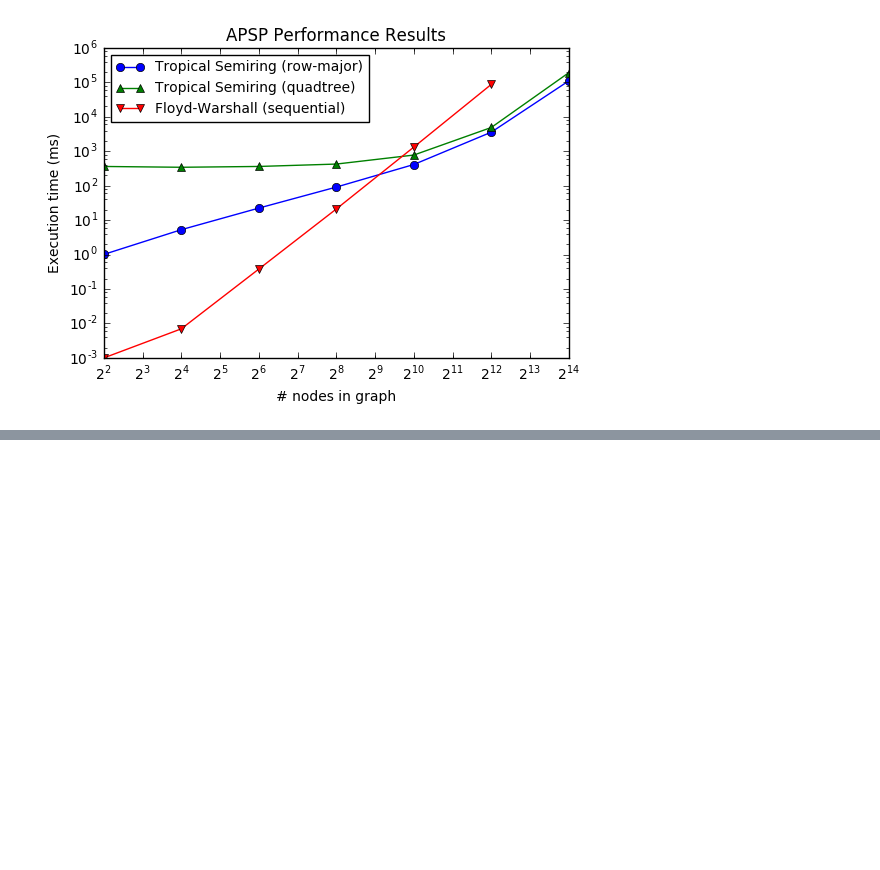
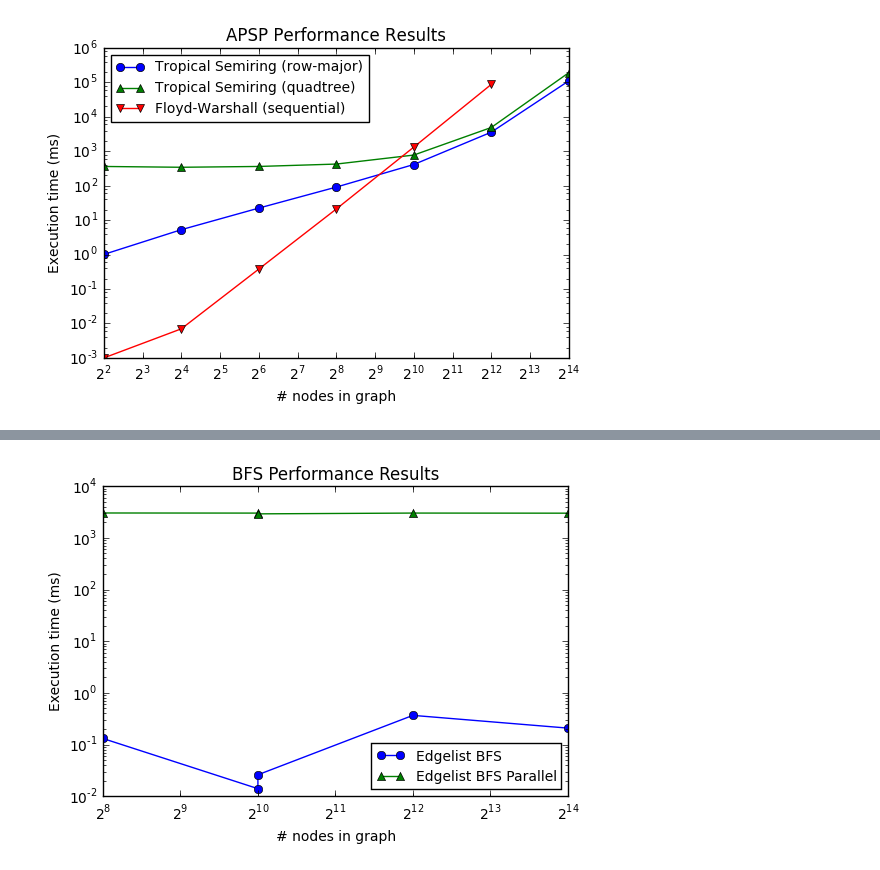
Before and after one commit to span314/cs205group, a Jupyter notebook: writeup/writeup figures.ipynb, the cells around one changed output, grey strips where cells are left out. Saved outputs shown, nothing was run; the diff lists cells and outputs as text; code cells hidden in the pictures; blank space fills up the shorter version.

Commit message:
added BFS results fig

```diff
--- a/writeup/writeup figures.ipynb
+++ b/writeup/writeup figures.ipynb
@@ -27,3 +30,6 @@ plt.title('APSP Performance Results')
 plt.show()
 # %% [output]
 [figure]
+# %%
+bfs_results = pd.read_csv(open('../bfs_results.csv'))
+bfs_results
@@ -29,0 +43,12 @@ plt.show()
+# %%
+plt.plot(np.exp2(bfs_results.scale), bfs_results.edgelist_bfs, marker='o', label='Edgelist BFS')
+plt.plot(np.exp2(bfs_results.scale), bfs_results.edgelist_bfs_parallel, marker='^', label='Edgelist BFS Parallel')
+plt.xscale('log', basex=2)
+plt.yscale('log')
+plt.ylabel('Execution time (ms)')
+plt.xlabel('# nodes in graph')
+plt.legend(loc='best', fontsize=10)
+plt.title('BFS Performance Results')
+plt.show()
+# %% [output]
+[figure, added]
```
Also changed, not shown: parts of 2 cells of this notebook, 8 other files.
